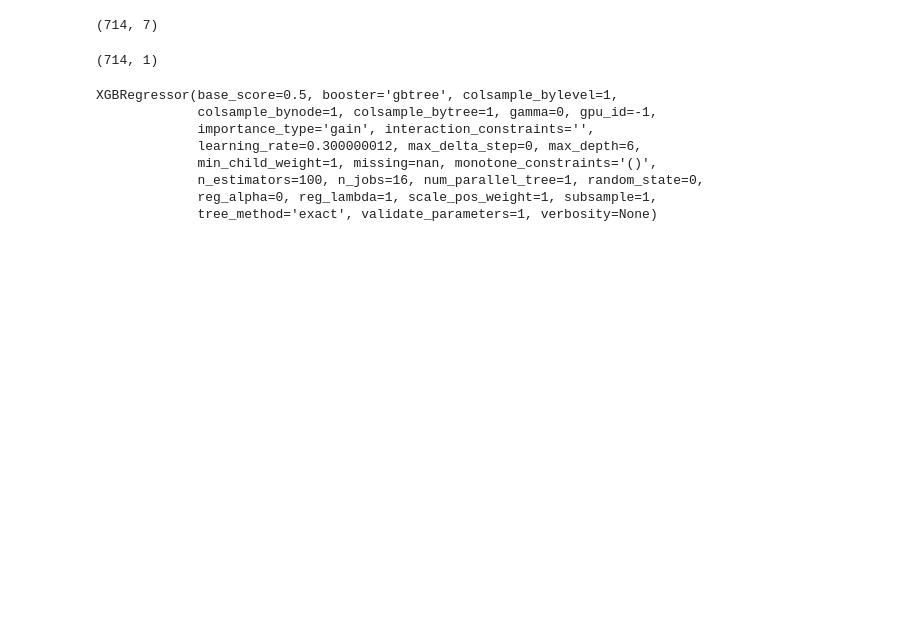
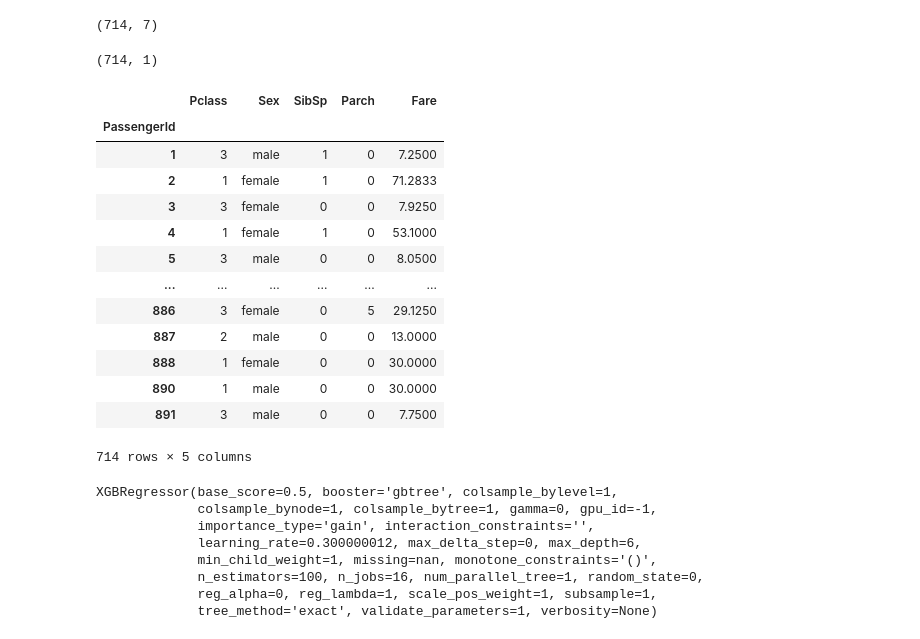
Before and after one commit to Data-csc/missing_values, a Jupyter notebook: model_training.ipynb, the cells around one changed output. Cells and saved outputs as stored; diff of their text form; code cells hidden in the pictures; blank space fills up the shorter version.

```diff
--- a/model_training.ipynb
+++ b/model_training.ipynb
@@ -156,6 +224,23 @@ y_train_age.shape
 X_train_age.drop(['Name', 'Ticket'], axis=1, inplace=True)
 # %%
 y_pred = train.loc[train.Age.isnull(), X_train_age.columns]
+# %%
+X_train_age
+# %% [output]
+|  | Pclass | Sex | SibSp | Parch | Fare |
+| PassengerId |  |  |  |  |  |
+| 1 | 3 | male | 1 | 0 | 7.2500 |
+| 2 | 1 | female | 1 | 0 | 71.2833 |
+| 3 | 3 | female | 0 | 0 | 7.9250 |
+| 4 | 1 | female | 1 | 0 | 53.1000 |
+| 5 | 3 | male | 0 | 0 | 8.0500 |
+| ... | ... | ... | ... | ... | ... |
+| 886 | 3 | female | 0 | 5 | 29.1250 |
+| 887 | 2 | male | 0 | 0 | 13.0000 |
+| 888 | 1 | female | 0 | 0 | 30.0000 |
+| 890 | 1 | male | 0 | 0 | 30.0000 |
+| 891 | 3 | male | 0 | 0 | 7.7500 |
+714 rows × 5 columns
 # %%
 from sklearn.preprocessing import OneHotEncoder
 from sklearn.compose import ColumnTransformer
```
Also changed, not shown: parts of 32 cells of this notebook, 6 other files.
